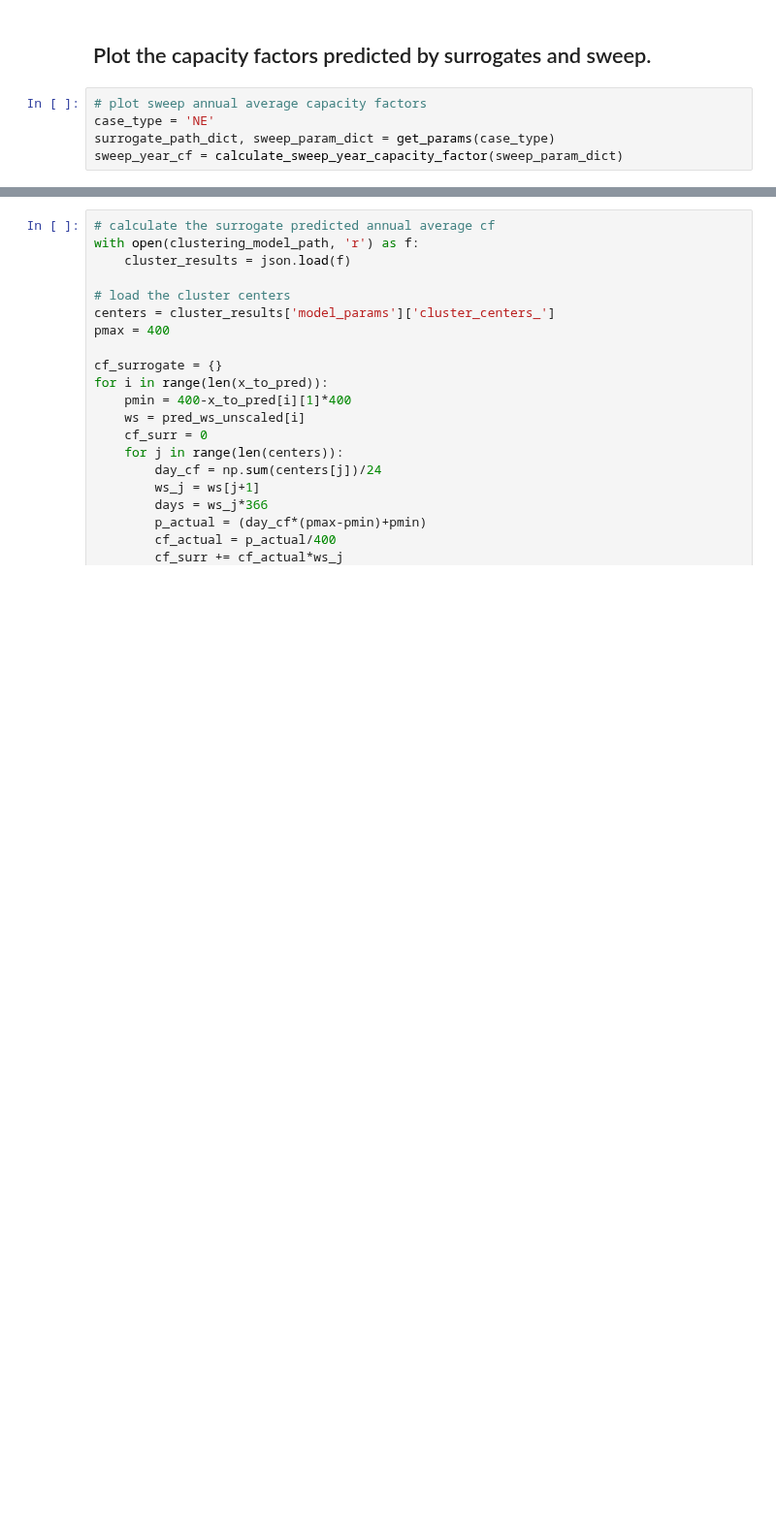
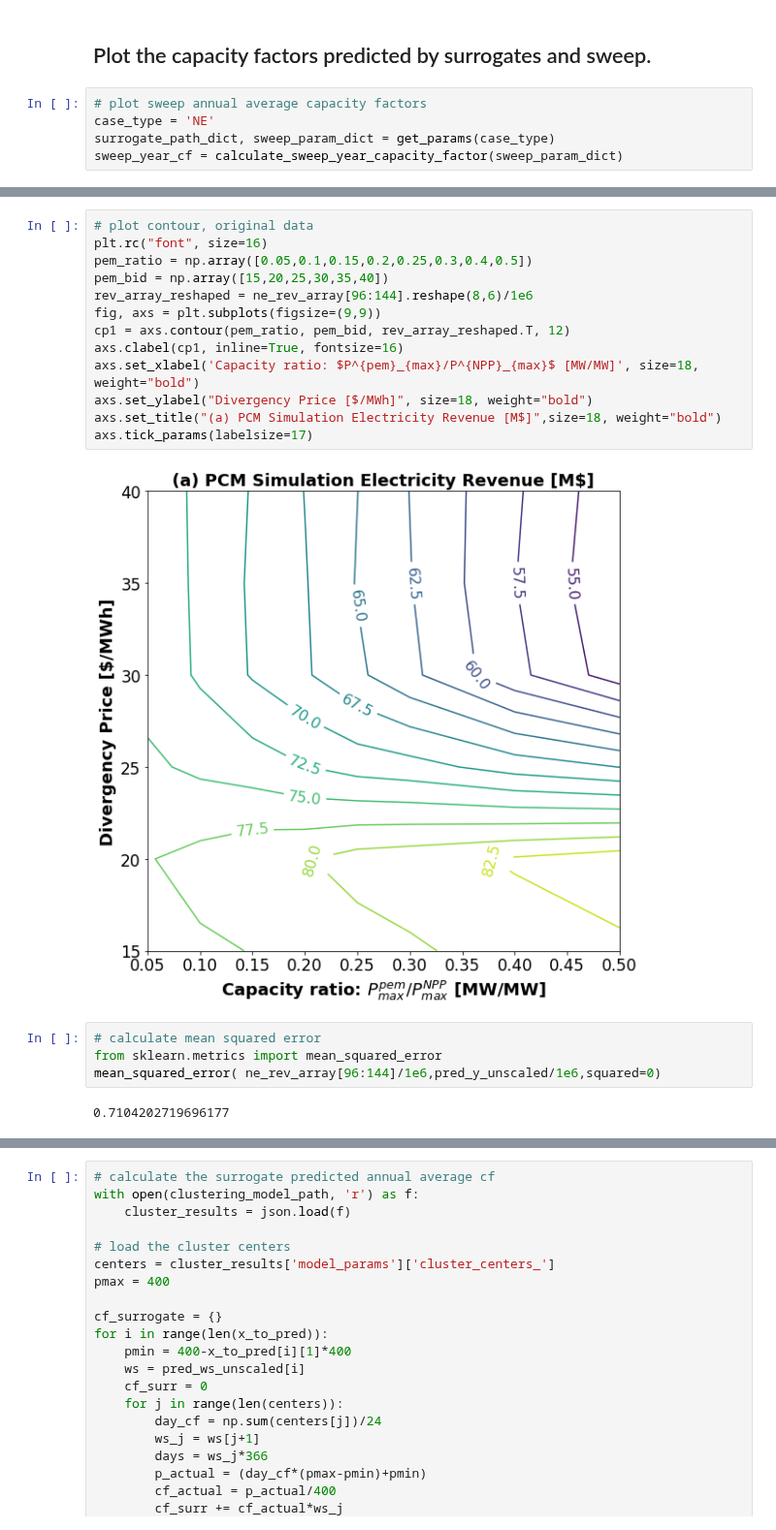
Before and after one commit to Xinhe-Chen/dispatches, a Jupyter notebook: dispatches/workflow/train_market_surrogates/dynamic/FOCAPD_dynamic_surrogates.ipynb, the cells around one changed output, grey strips where cells are left out. Shown at 97% size. Drawn from its saved outputs; the diff is of its cells as text; blank space fills up the shorter version.

```diff
--- a/dispatches/workflow/train_market_surrogates/dynamic/FOCAPD_dynamic_surrogates.ipynb
+++ b/dispatches/workflow/train_market_surrogates/dynamic/FOCAPD_dynamic_surrogates.ipynb
@@ -17,0 +73,21 @@ sweep_year_cf = calculate_sweep_year_capacity_factor(sweep_param_dict)
+# %%
+# plot contour, original data
+plt.rc("font", size=16)
+pem_ratio = np.array([0.05,0.1,0.15,0.2,0.25,0.3,0.4,0.5])
+pem_bid = np.array([15,20,25,30,35,40])
+rev_array_reshaped = ne_rev_array[96:144].reshape(8,6)/1e6
+fig, axs = plt.subplots(figsize=(9,9))
+cp1 = axs.contour(pem_ratio, pem_bid, rev_array_reshaped.T, 12)
+axs.clabel(cp1, inline=True, fontsize=16)
+axs.set_xlabel('Capacity ratio: $P^{pem}_{max}/P^{NPP}_{max}$ [MW/MW]', size=18, weight="bold")
+axs.set_ylabel("Divergency Price [$/MWh]", size=18, weight="bold")
+axs.set_title("(a) PCM Simulation Electricity Revenue [M$]",size=18, weight="bold")
+axs.tick_params(labelsize=17)
+# %% [output]
+[figure, added]
+# %%
+# calculate mean squared error
+from sklearn.metrics import mean_squared_error
+mean_squared_error( ne_rev_array[96:144]/1e6,pred_y_unscaled/1e6,squared=0)
+# %% [output]
+0.7104202719696177
```
Also changed, not shown: parts of 21 cells of this notebook, 10 other files.
